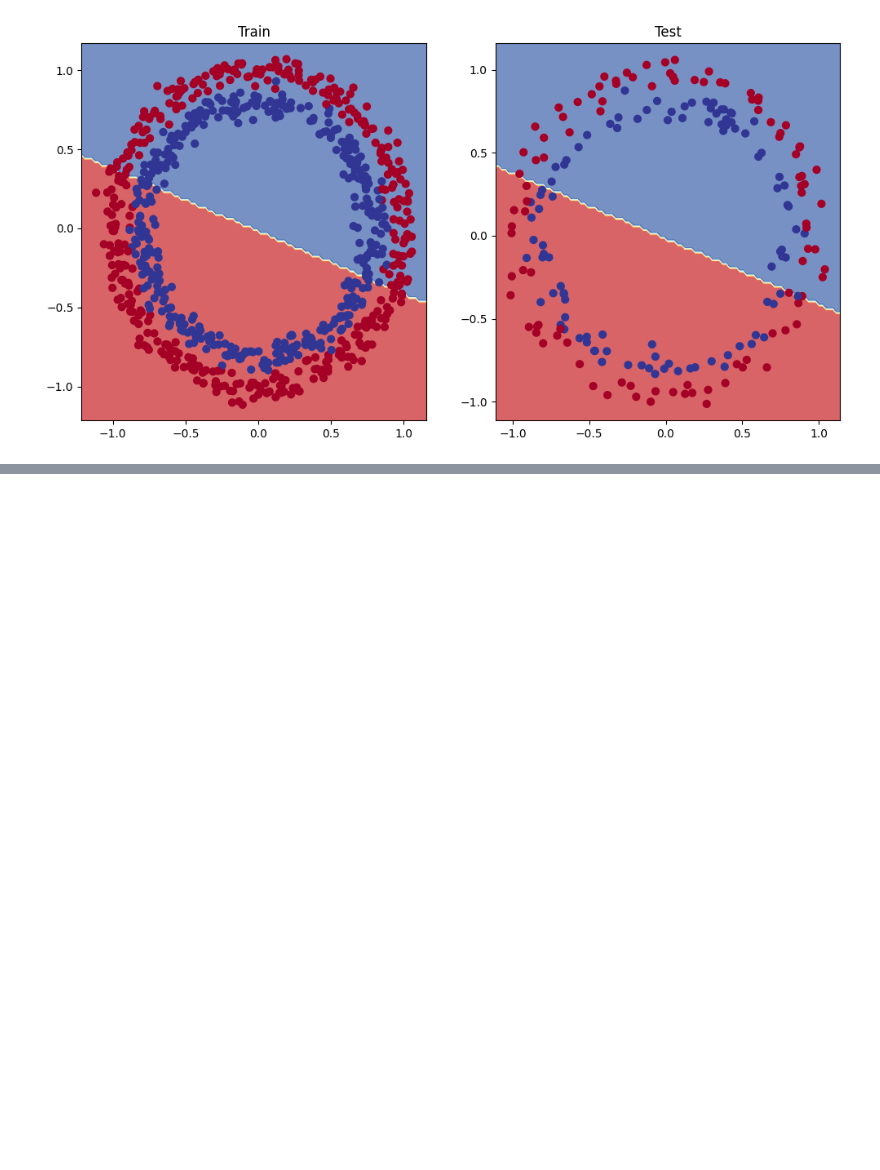
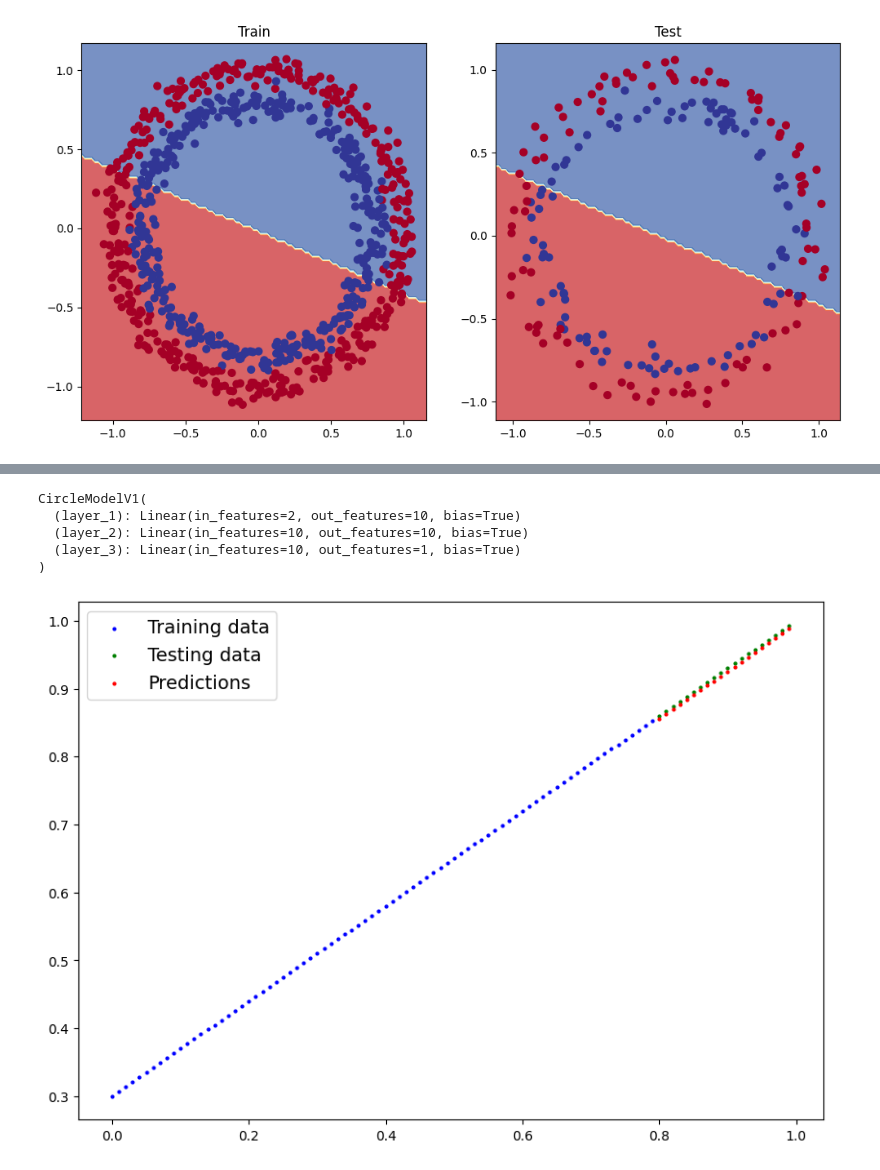
Before and after one commit to AlexNhjh/PyTorch-Tutorial, a Jupyter notebook: ch2.ipynb, the cells around one changed output, grey strips where cells are left out. Drawn from its saved outputs; the diff is of its cells as text; code cells hidden in the pictures; blank space fills up the shorter version.

```diff
--- a/ch2.ipynb
+++ b/ch2.ipynb
@@ -495,0 +532,52 @@ plot_decision_boundary(model_1, X_test, y_test)
+# %%
+model_1
+# %% [output]
+CircleModelV1(
+  (layer_1): Linear(in_features=2, out_features=10, bias=True)
+  (layer_2): Linear(in_features=10, out_features=10, bias=True)
+  (layer_3): Linear(in_features=10, out_features=1, bias=True)
+)
+# %%
+# Adjusting model_1 to fit a straight line
+# right now, it takes in 2 input features. It only needs to take in one
+model_2 = nn.Sequential(
+    nn.Linear(in_features=1, out_features=10),
+    nn.Linear(in_features=10, out_features=10),
+    nn.Linear(in_features=10, out_features=1)
+).to(device)
+# Loss and optimizer
+loss_fn = nn.L1Loss()
+optimizer = torch.optim.SGD(params = model_2.parameters(),
+                            lr=0.001)
+# %%
+torch.manual_seed(42)
+torch.cuda.manual_seed(42)
+epochs = 1000
+
+X_train_regression, y_train_regression = X_train_regression.to(device), y_train_regression.to(device)
+X_test_regression, y_test_regression = X_test_regression.to(device), y_test_regression.to(device)
+
+for epoch in range(epochs):
+    y_pred = model_2(X_train_regression)
+    loss = loss_fn(y_pred, y_train_regression)
+    optimizer.zero_grad()
+    loss.backward()
+    optimizer.step()
+
+    model_2.eval()
+    with torch.inference_mode():
+        test_pred = model_2(X_test_regression)
+        test_loss = loss_fn(test_pred, y_test_regression)
+# %%
+model_2.eval()
+
+with torch.inference_mode():
+    y_preds = model_2(X_test_regression)
+
+plot_predictions(train_data=X_train_regression,
+                 train_labels=y_train_regression,
+                 test_data=X_test_regression,
+                 test_labels=y_test_regression,
+                 predictions=y_preds)
+# %% [output]
+[figure, added]
```
Also changed, not shown: parts of 31 cells of this notebook.
